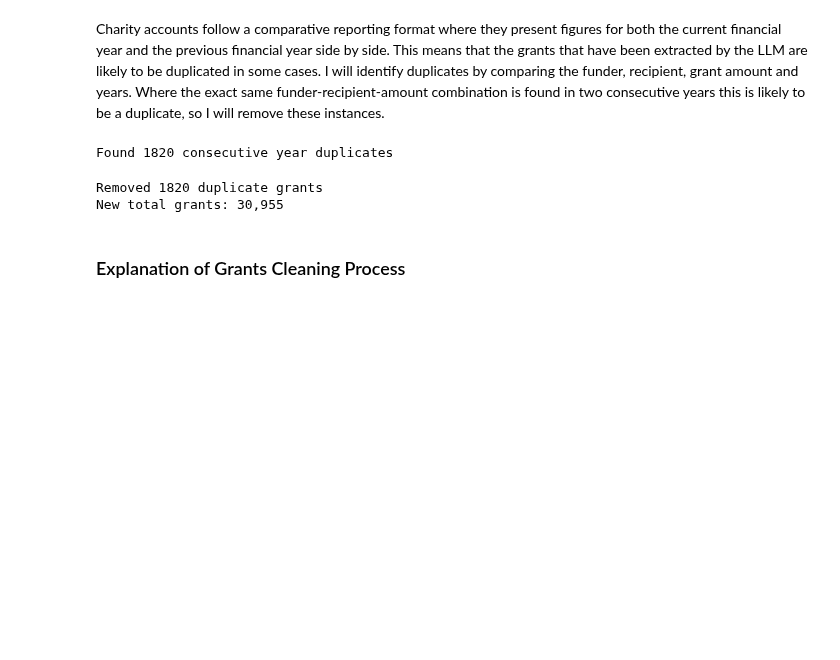
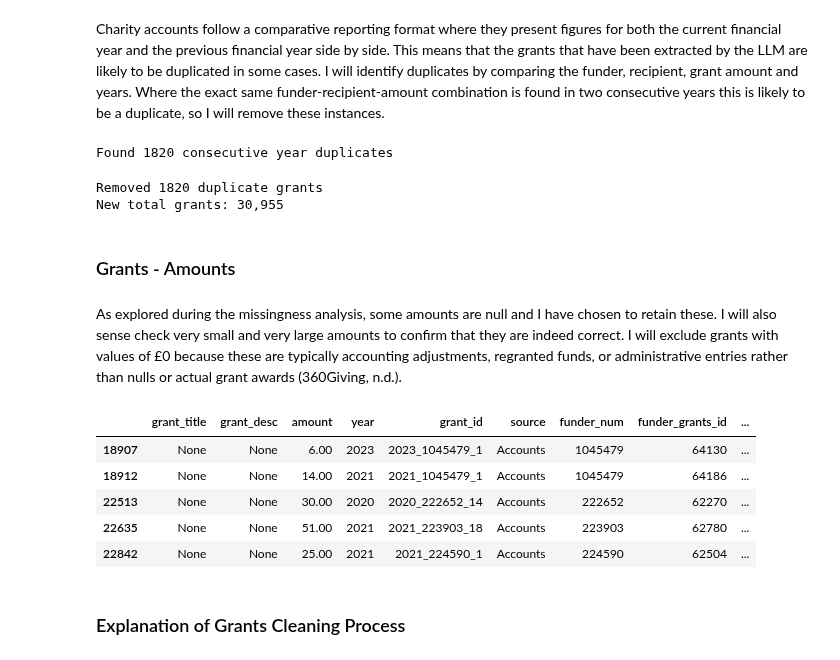
Before and after one commit to lico27/prospie, a Jupyter notebook: 6_eda/eda_notebook.ipynb, the cells around one changed output. Cells and saved outputs as stored; diff of their text form; code cells hidden in the pictures; blank space fills up the shorter version.

Commit message:
clean amounts in data quality section

```diff
--- a/6_eda/eda_notebook.ipynb
+++ b/6_eda/eda_notebook.ipynb
@@ -1008,3 +960,12 @@ print(f"New total grants: {len(grants_df):,}")
 # %% [output]
 Removed 1820 duplicate grants
 New total grants: 30,955
+# %% [markdown]
+### Grants - Amounts
+# %% [markdown]
+As explored during the missingness analysis, some amounts are null and I have chosen to retain these. I will also sense check very small and very large amounts to confirm that they are indeed correct. I will exclude grants with values of £0 because these are typically accounting adjustments, regranted funds, or administrative entries rather than nulls or actual grant awards (360Giving, n.d.).
+# %%
+#get grants less than £100 except where this is expected
+low_value_grants = grants_df[(grants_df["amount"] < 100) & (grants_df["amount"] > 0) & \
+    (~grants_df["funder_name"].str.startswith("ROTARY", na=False)) & \
+        (~grants_df["funder_name"].str.startswith("JAMES", na=False))]
@@ -1011,3 +986,12 @@ New total grants: 30,955
+# %%
+low_value_grants.head(5)
+# %% [output]
+|  | grant_title | grant_desc | amount | year | grant_id | source | funder_num | funder_grants_id | ... |
+| 18907 | None | None | 6.00 | 2023 | 2023_1045479_1 | Accounts | 1045479 | 64130 | ... |
+| 18912 | None | None | 14.00 | 2021 | 2021_1045479_1 | Accounts | 1045479 | 64186 | ... |
+| 22513 | None | None | 30.00 | 2020 | 2020_222652_14 | Accounts | 222652 | 62270 | ... |
+| 22635 | None | None | 51.00 | 2021 | 2021_223903_18 | Accounts | 223903 | 62780 | ... |
+| 22842 | None | None | 25.00 | 2021 | 2021_224590_1 | Accounts | 224590 | 62504 | ... |
 # %% [markdown]
 ### Explanation of Grants Cleaning Process
 # %% [markdown]
```
Also changed, not shown: parts of 18 cells of this notebook.
